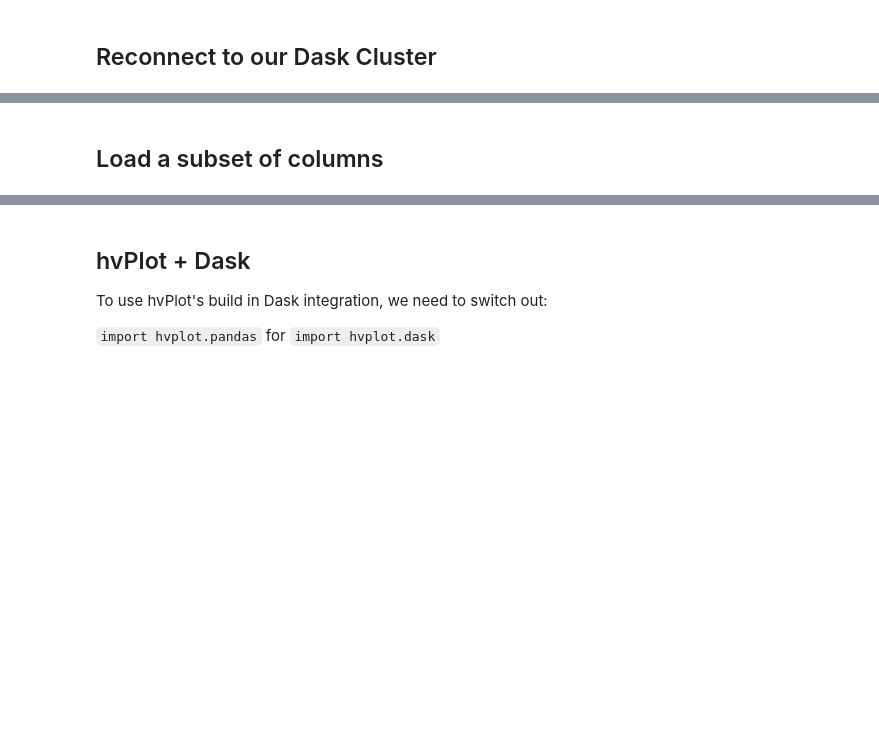
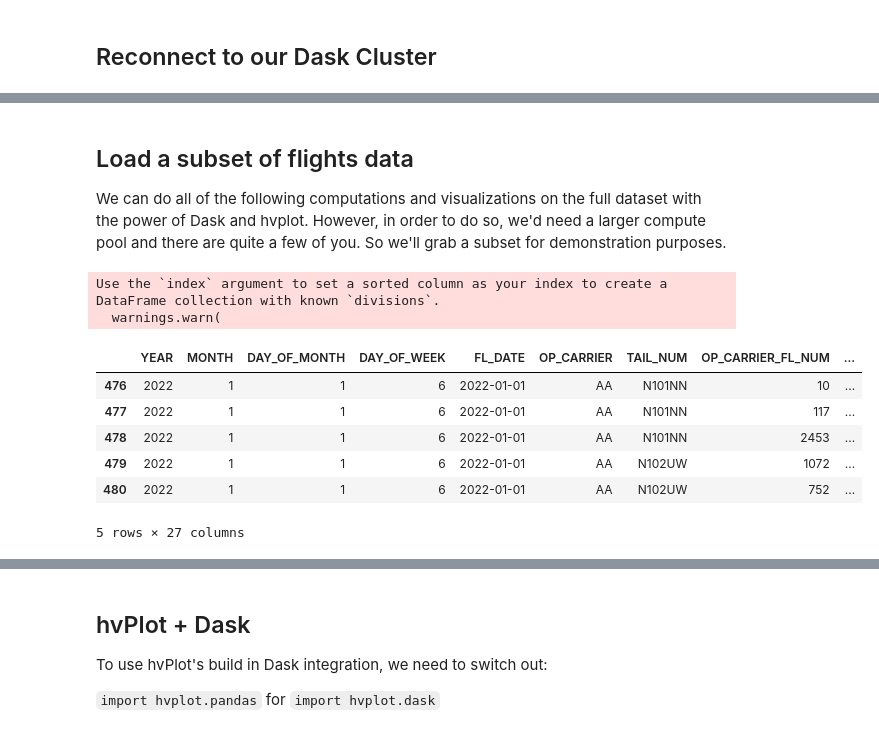
Before and after one commit to nebari-dev/big-data-tutorial, a Jupyter notebook: 03-big-data-visualization.ipynb, the cells around one changed output, grey strips where cells are left out. Saved outputs shown, nothing was run; the diff lists cells and outputs as text; code cells hidden in the pictures; blank space fills up the shorter version.

```diff
--- a/03-big-data-visualization.ipynb
+++ b/03-big-data-visualization.ipynb
@@ -37,5 +53,9 @@ client
 # %% [markdown]
-## Load a subset of columns
+## Load a subset of flights data
+
+We can do all of the following computations and visualizations on the full dataset with the power of Dask and hvplot.
+However, in order to do so, we'd need a larger compute pool and there are quite a few of you. So we'll grab a subset for
+demonstration purposes.
 # %%
 columns = [
     'YEAR', 'MONTH', 'DAY_OF_MONTH', 'DAY_OF_WEEK', 'FL_DATE', 'OP_CARRIER',
@@ -48,7 +68,21 @@ columns = [
 # %%
 flights = dd.read_parquet(
     f"gcs://quansight-datasets/airline-ontime-performance/sorted/full_dataset.parquet",
-    columns=columns
+    columns=columns,
+    filters=[('YEAR', '=', 2022)],
 )
+# reduce to only 4 carriers
+flights_subset = flights[flights.OP_CARRIER.isin(['AA', 'UA', 'WN', 'DL'])]
+# %% [output]
+Use the `index` argument to set a sorted column as your index to create a DataFrame collection with known `divisions`.
+  warnings.warn(
 # %%
-flights.head()
+flights_subset.head()
+# %% [output]
+|  | YEAR | MONTH | DAY_OF_MONTH | DAY_OF_WEEK | FL_DATE | OP_CARRIER | TAIL_NUM | OP_CARRIER_FL_NUM | ... |
+| 476 | 2022 | 1 | 1 | 6 | 2022-01-01 | AA | N101NN | 10 | ... |
+| 477 | 2022 | 1 | 1 | 6 | 2022-01-01 | AA | N101NN | 117 | ... |
+| 478 | 2022 | 1 | 1 | 6 | 2022-01-01 | AA | N101NN | 2453 | ... |
+| 479 | 2022 | 1 | 1 | 6 | 2022-01-01 | AA | N102UW | 1072 | ... |
+| 480 | 2022 | 1 | 1 | 6 | 2022-01-01 | AA | N102UW | 752 | ... |
+5 rows × 27 columns
```
Also changed, not shown: parts of 23 cells of this notebook, 7 other files.
